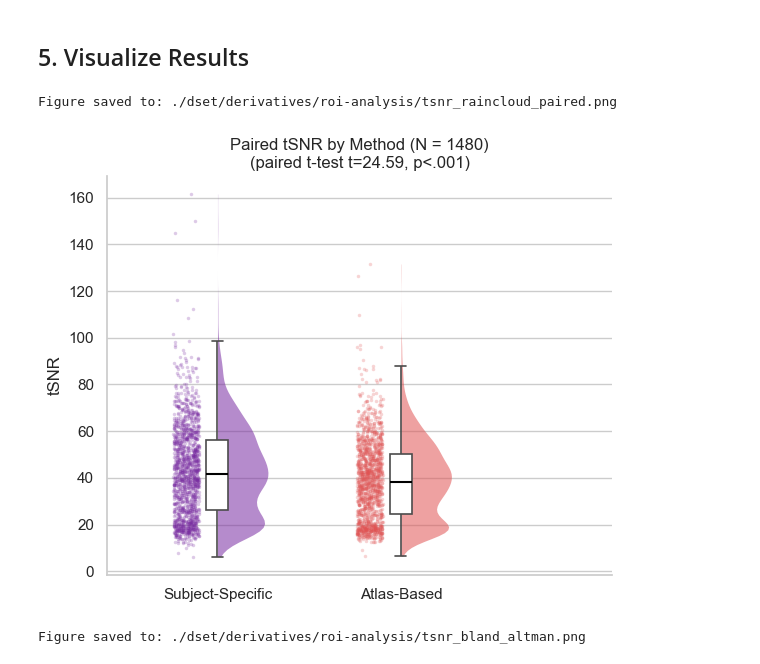
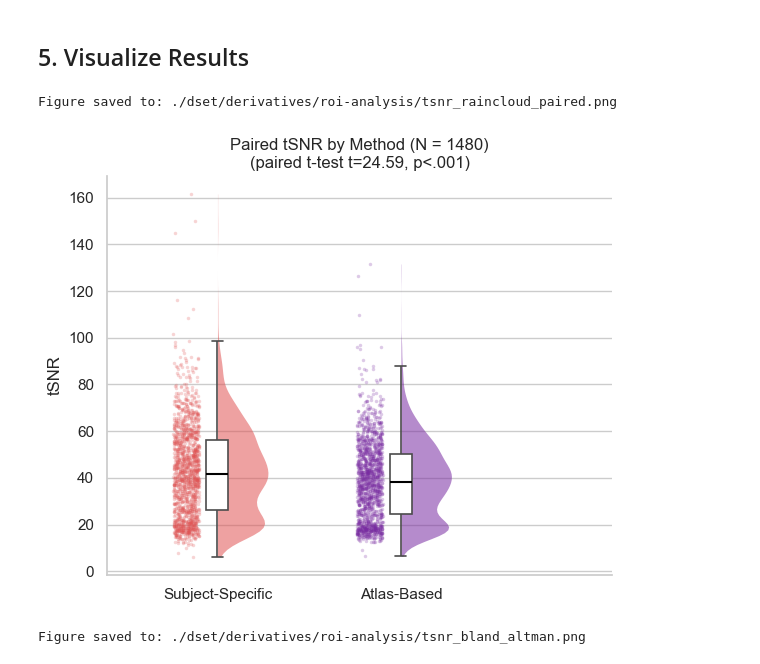
Before and after one commit to chlohamp/habenula-comparison, a Jupyter notebook: 2aii-bold-comp.ipynb, the cells around one changed output. Saved outputs shown, nothing was run; the diff lists cells and outputs as text; code cells hidden in the pictures.

```diff
--- a/2aii-bold-comp.ipynb
+++ b/2aii-bold-comp.ipynb
@@ -237,35 +237,35 @@ def raincloud(ax, data, x, y, order, palette, width_viol=0.55, box_width=0.12,
 
 
 # --- Paired raincloud plot (Subject-Specific vs. Atlas-Based tSNR) ---
 # Combines a half-violin, boxplot, and individual participant dots to show how
 # subject-specific ROIs reduce partial-volume noise relative to the atlas ROI
 # (paired t-test reported in the title, computed in Section 3 above).
 tsnr_long = pd.melt(
     df[["subject_id", "manual_tsnr", "atlas_tsnr"]],
     id_vars="subject_id", value_vars=["manual_tsnr", "atlas_tsnr"],
     var_name="Method", value_name="tSNR",
 )
 tsnr_long["Method"] = tsnr_long["Method"].map(
     {"manual_tsnr": "Subject-Specific", "atlas_tsnr": "Atlas-Based"}
 )
 tsnr_order = ["Subject-Specific", "Atlas-Based"]
-tsnr_palette = {"Subject-Specific": "#792CA2", "Atlas-Based": "#E05454"}
+tsnr_palette = {"Subject-Specific": "#E05454", "Atlas-Based": "#792CA2"}
 
 fig, ax = plt.subplots(figsize=(6, 5))
 raincloud(ax, tsnr_long, "Method", "tSNR", tsnr_order, tsnr_palette)
 ax.set_xlabel("")
 ax.set_ylabel("tSNR")
 ax.set_title(f"Paired tSNR by Method (N = {len(df)})\n(paired t-test t={t_stat:.2f}, p<.001)")
 sns.despine(ax=ax)
 fig.tight_layout()
 
 fig_path = op.join(roi_analysis_dir, "tsnr_raincloud_paired.png")
 fig.savefig(fig_path, dpi=200, bbox_inches="tight")
 print(f"Figure saved to: {fig_path}")
 plt.show()
 # %% [output]
 Figure saved to: ./dset/derivatives/roi-analysis/tsnr_raincloud_paired.png
-[figure, old version]
+[figure, new version]
 # %%
 # --- Bland-Altman plot (mean of the two methods vs. their difference) ---
 # Standard method-agreement plot - unlike the unity scatter, this puts the difference on its
```
